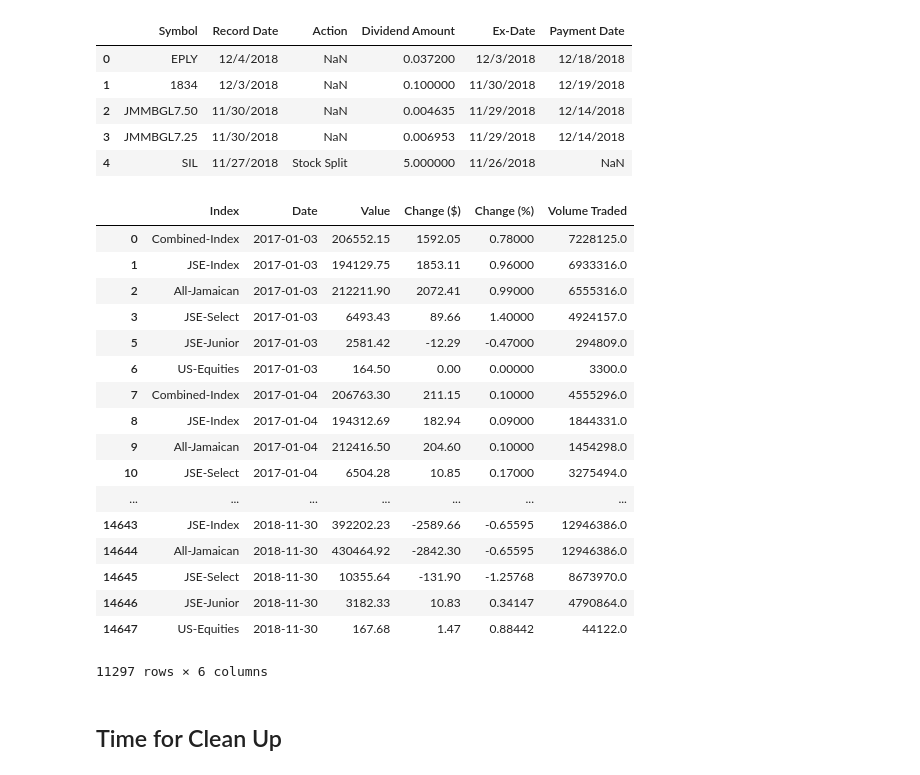
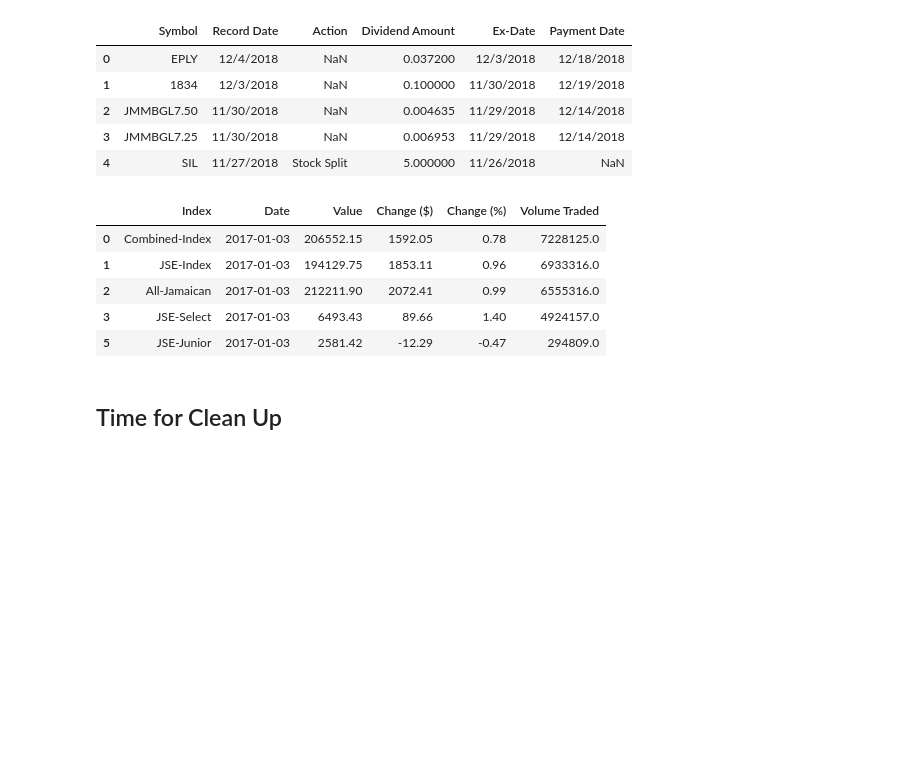
Before and after one commit to romwhyte/jsestockanalysis, a Jupyter notebook: stock analysis.ipynb, the cells around one changed output. Cells and saved outputs as stored; diff of their text form; code cells hidden in the pictures; blank space fills up the shorter version.

```diff
--- a/stock analysis.ipynb
+++ b/stock analysis.ipynb
@@ -63,33 +63,21 @@ df_info.head()
 # %%
 #Pull the valid stock Indicies
 
 slist = []
 filelist = os.listdir('c:/project/stockindicies/')
 for filename in filelist:
     slist.append(pd.read_csv('c:/project/stockindicies/'+filename))
 
 stkindices_frame = pd.concat(slist, axis = 0, ignore_index = True)
 stkindices_frame = stkindices_frame.dropna(axis=0)
-stkindices_frame
+stkindices_frame.head()
 # %% [output]
 |  | Index | Date | Value | Change ($) | Change (%) | Volume Traded |
-| 0 | Combined-Index | 2017-01-03 | 206552.15 | 1592.05 | 0.78000 | 7228125.0 |
-| 1 | JSE-Index | 2017-01-03 | 194129.75 | 1853.11 | 0.96000 | 6933316.0 |
-| 2 | All-Jamaican | 2017-01-03 | 212211.90 | 2072.41 | 0.99000 | 6555316.0 |
-| 3 | JSE-Select | 2017-01-03 | 6493.43 | 89.66 | 1.40000 | 4924157.0 |
-| 5 | JSE-Junior | 2017-01-03 | 2581.42 | -12.29 | -0.47000 | 294809.0 |
-| 6 | US-Equities | 2017-01-03 | 164.50 | 0.00 | 0.00000 | 3300.0 |
-| 7 | Combined-Index | 2017-01-04 | 206763.30 | 211.15 | 0.10000 | 4555296.0 |
-| 8 | JSE-Index | 2017-01-04 | 194312.69 | 182.94 | 0.09000 | 1844331.0 |
-| 9 | All-Jamaican | 2017-01-04 | 212416.50 | 204.60 | 0.10000 | 1454298.0 |
-| 10 | JSE-Select | 2017-01-04 | 6504.28 | 10.85 | 0.17000 | 3275494.0 |
-| ... | ... | ... | ... | ... | ... | ... |
-| 14643 | JSE-Index | 2018-11-30 | 392202.23 | -2589.66 | -0.65595 | 12946386.0 |
-| 14644 | All-Jamaican | 2018-11-30 | 430464.92 | -2842.30 | -0.65595 | 12946386.0 |
-| 14645 | JSE-Select | 2018-11-30 | 10355.64 | -131.90 | -1.25768 | 8673970.0 |
-| 14646 | JSE-Junior | 2018-11-30 | 3182.33 | 10.83 | 0.34147 | 4790864.0 |
-| 14647 | US-Equities | 2018-11-30 | 167.68 | 1.47 | 0.88442 | 44122.0 |
+| 0 | Combined-Index | 2017-01-03 | 206552.15 | 1592.05 | 0.78 | 7228125.0 |
+| 1 | JSE-Index | 2017-01-03 | 194129.75 | 1853.11 | 0.96 | 6933316.0 |
+| 2 | All-Jamaican | 2017-01-03 | 212211.90 | 2072.41 | 0.99 | 6555316.0 |
+| 3 | JSE-Select | 2017-01-03 | 6493.43 | 89.66 | 1.40 | 4924157.0 |
+| 5 | JSE-Junior | 2017-01-03 | 2581.42 | -12.29 | -0.47 | 294809.0 |
-11297 rows × 6 columns
 # %% [markdown]
 <h2>Time for Clean Up</h2>
 # %%
```
Also changed, not shown: parts of 43 cells of this notebook.
